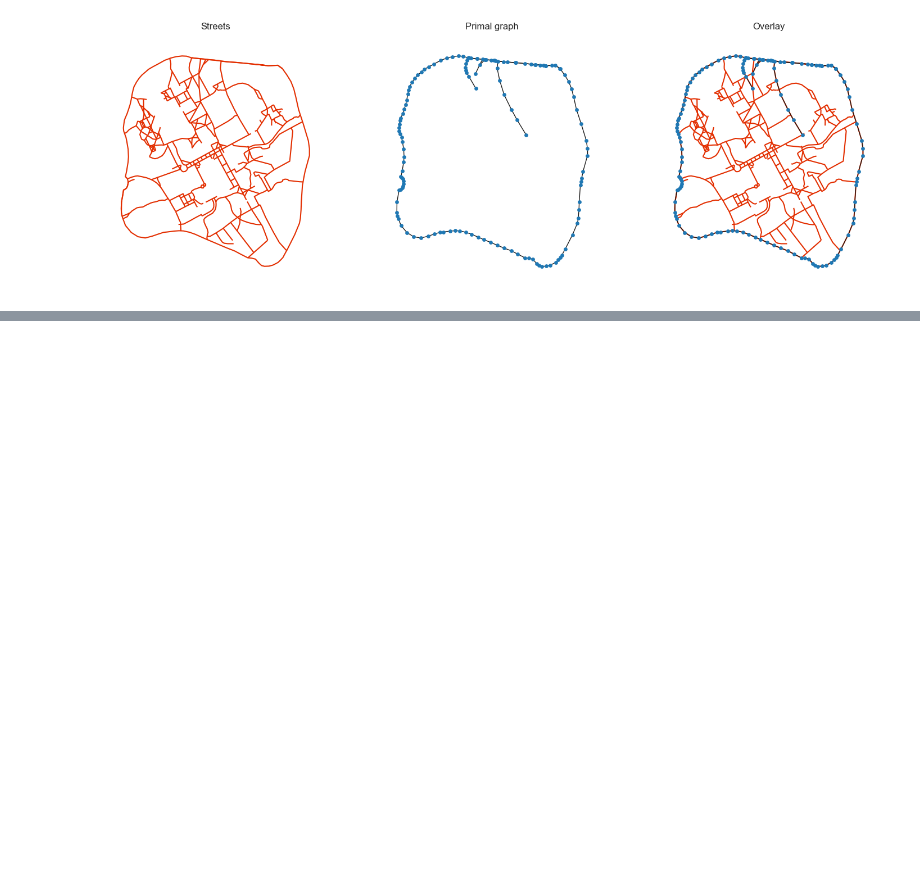
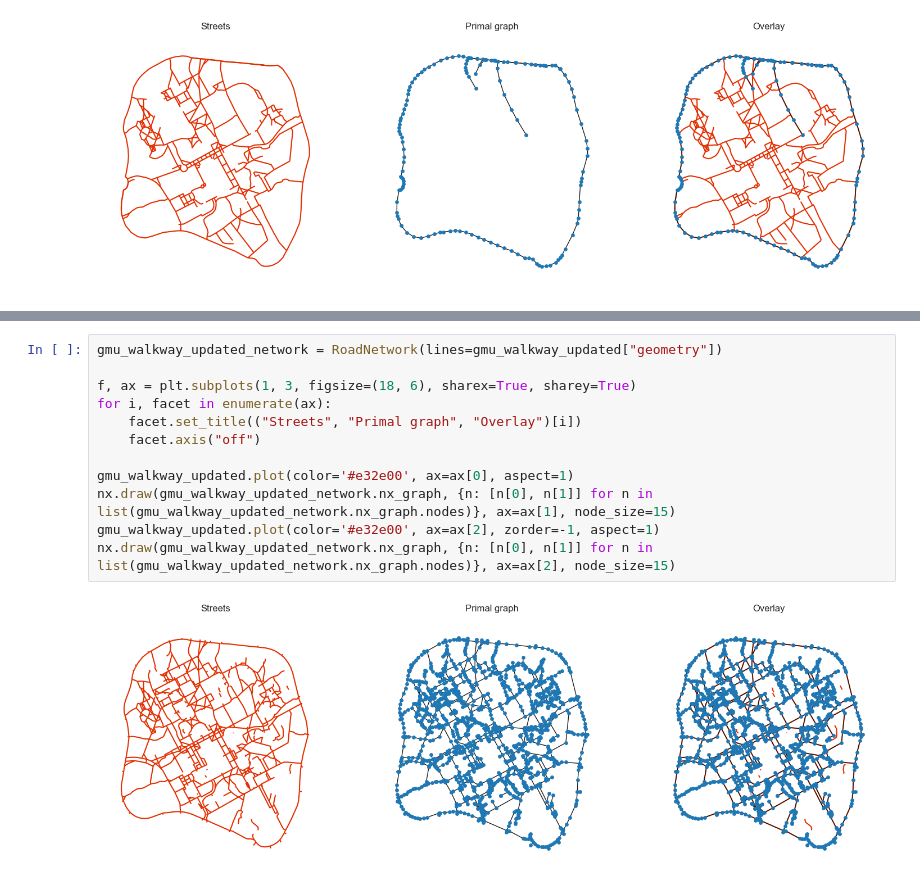
Before and after one commit to wang-boyu/agents-and-networks-in-python, a Jupyter notebook: notebooks/3.0 - Linestrings and Networks.ipynb, the cells around one changed output, grey strips where cells are left out. Drawn from its saved outputs; the diff is of its cells as text; blank space fills up the shorter version.

```diff
--- a/notebooks/3.0 - Linestrings and Networks.ipynb
+++ b/notebooks/3.0 - Linestrings and Networks.ipynb
@@ -269,0 +325,14 @@ gmu_walkway_processed.shape: (0, 3)
+# %%
+gmu_walkway_updated_network = RoadNetwork(lines=gmu_walkway_updated["geometry"])
+
+f, ax = plt.subplots(1, 3, figsize=(18, 6), sharex=True, sharey=True)
+for i, facet in enumerate(ax):
+    facet.set_title(("Streets", "Primal graph", "Overlay")[i])
+    facet.axis("off")
+
+gmu_walkway_updated.plot(color='#e32e00', ax=ax[0], aspect=1)
+nx.draw(gmu_walkway_updated_network.nx_graph, {n: [n[0], n[1]] for n in list(gmu_walkway_updated_network.nx_graph.nodes)}, ax=ax[1], node_size=15)
+gmu_walkway_updated.plot(color='#e32e00', ax=ax[2], zorder=-1, aspect=1)
+nx.draw(gmu_walkway_updated_network.nx_graph, {n: [n[0], n[1]] for n in list(gmu_walkway_updated_network.nx_graph.nodes)}, ax=ax[2], node_size=15)
+# %% [output]
+[figure, added]
```
Also changed, not shown: parts of 8 cells of this notebook, 36 other files.
